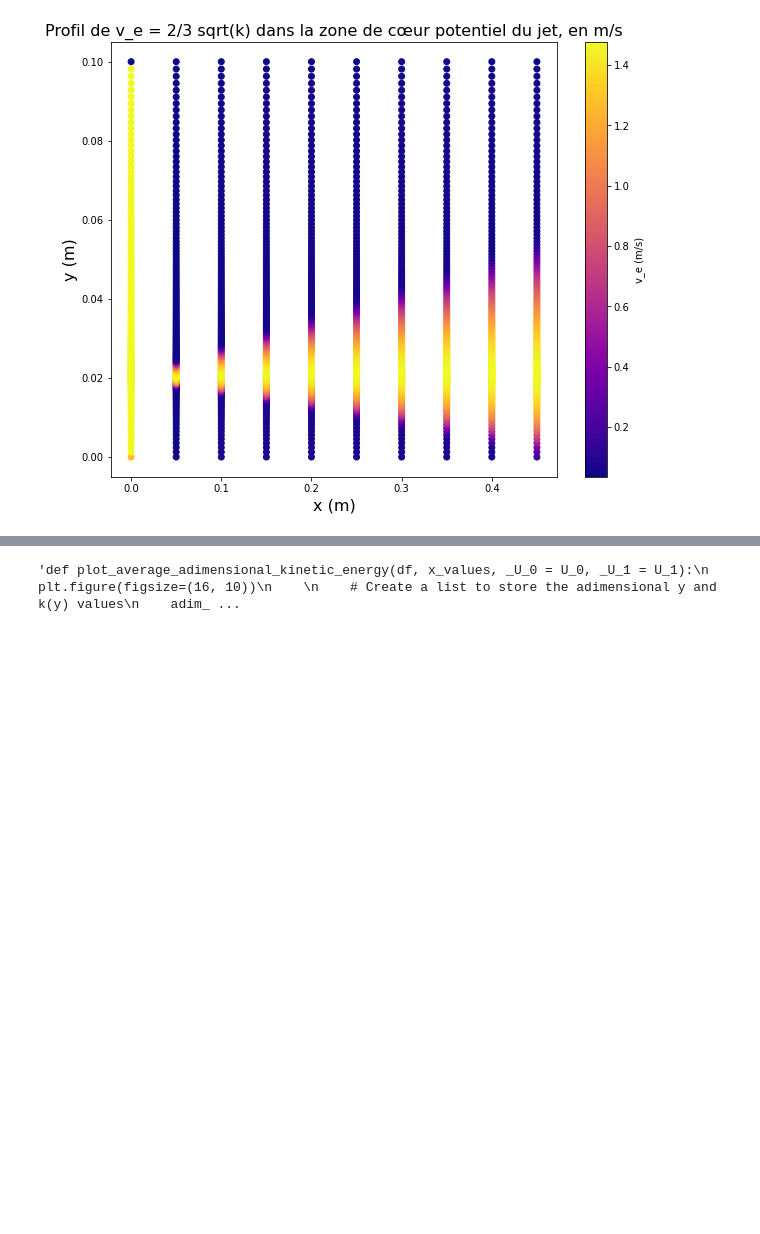
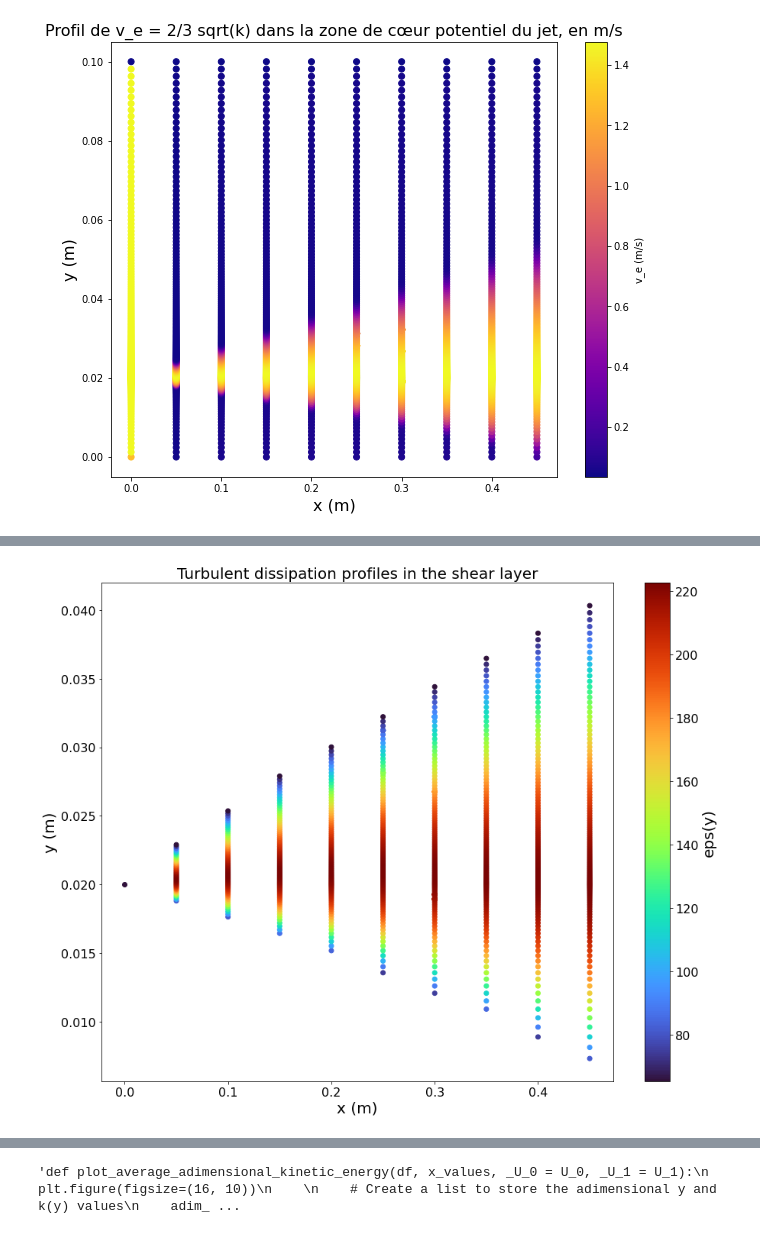
Before and after one commit to mboissiere/turbulence, a Jupyter notebook: main.ipynb, the cells around one changed output, grey strips where cells are left out. Saved outputs shown, nothing was run; the diff lists cells and outputs as text; code cells hidden in the pictures; blank space fills up the shorter version.

```diff
--- a/main.ipynb
+++ b/main.ipynb
@@ -548,0 +625,42 @@ Couche de cisaillement en 0.45 m : 0.00730695 m à 0.0403369 m
+# %%
+def plot_2d_turbulent_dissipation_shear_layer(df, x_values, _U_0 = U_0, delta_U = U_1 - U_0):
+    fig, ax = plt.subplots(figsize=(15, 12))  # Increase the size of the figure
+
+    # Use a standard colormap
+    color_map = cm.get_cmap('turbo')
+
+    # Compute eps values for all x_values and find the min and max
+    eps_values = []
+    for x in x_values:
+        # Compute the shear layer limits for this x
+        _y_min, _y_max = compute_shear_layer_limit(df, x, _U_0, delta_U)
+
+        df_x = df[(df['x'] == x) & (df['y'] >= _y_min) & (df['y'] <= _y_max)].copy()
+
+        # Add eps values to the list
+        eps_values.extend(df_x['eps(y)'].tolist())
+
+        # Plot x vs y with a color from the colormap representing eps
+        sc = ax.scatter([x]*len(df_x), df_x['y'], c=df_x['eps(y)'], cmap=color_map)
+
+    ax.set_xlabel('x (m)', fontsize = 20)
+    ax.set_ylabel('y (m)', fontsize = 20)
+    ax.set_title('Turbulent dissipation profiles in the shear layer', fontsize = 20)
+
+    # Increase the size of the tick labels
+    ax.tick_params(axis='both', which='major', labelsize=16)
+
+    # Add a colorbar
+    cbar = fig.colorbar(sc, label='eps(y)')
+    cbar.set_label('eps(y)', size=20)  # Increase the size of the colorbar label
+
+    # Increase the size of the colorbar tick labels
+    cbar.ax.tick_params(labelsize=16)
+
+    plt.show()
+
+# Test the function
+x_values_coeur = [x for x in x_values if x < 0.462163]
+plot_2d_turbulent_dissipation_shear_layer(data, x_values_coeur)
+# %% [output]
+[figure, added]
```
Also changed, not shown: parts of 9 cells of this notebook.
